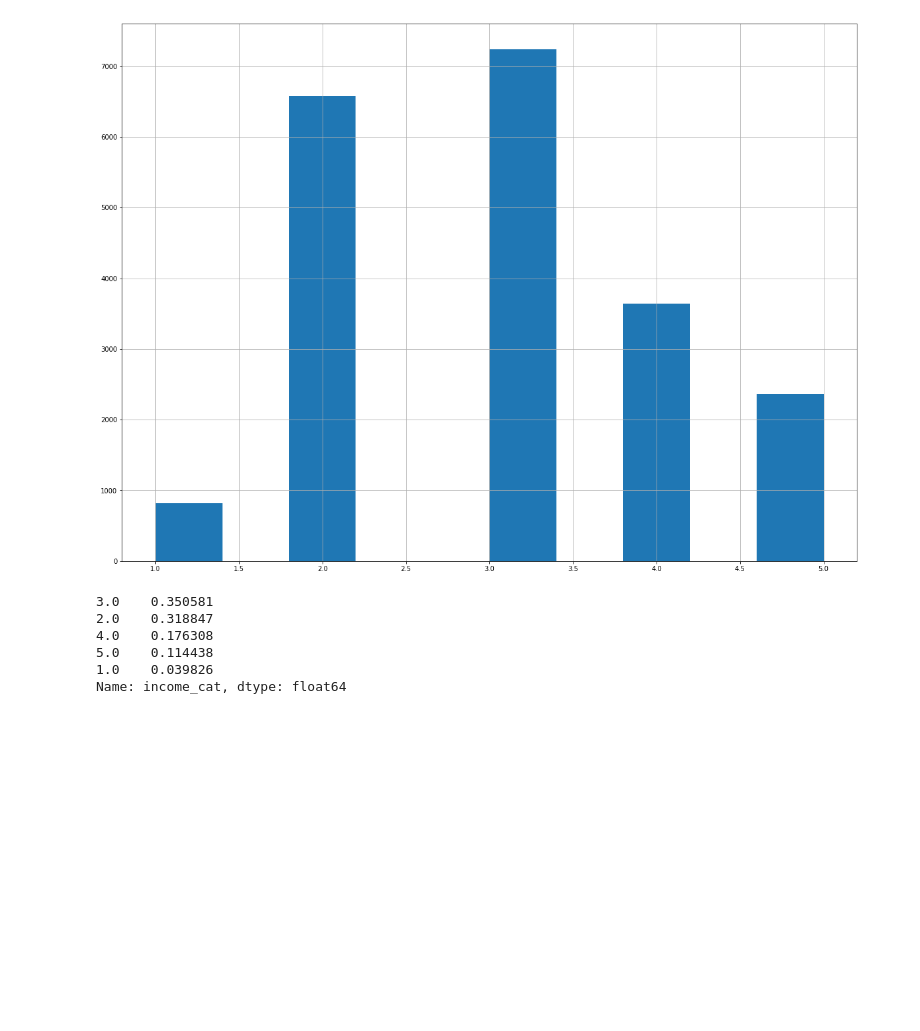
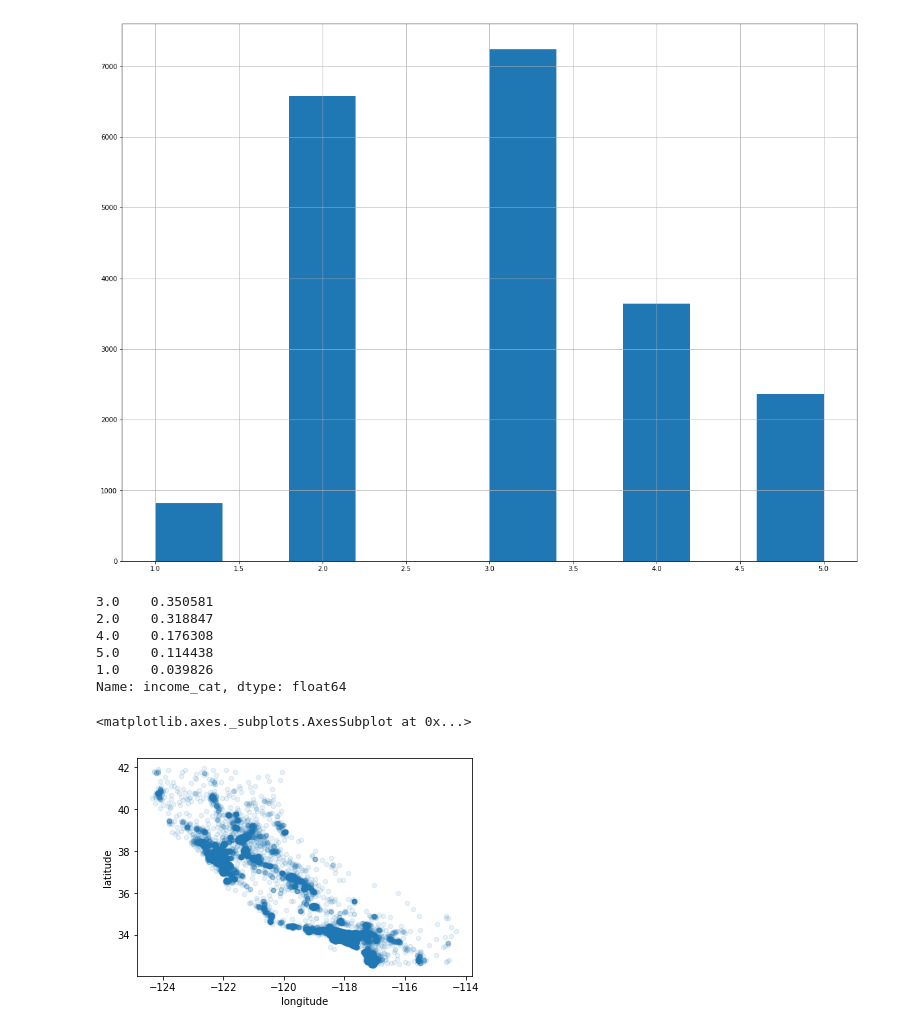
Before and after one commit to wangrui-spiderNet/AI-, a Jupyter notebook: housing_price_predict.ipynb, the cells around one changed output. Cells and saved outputs as stored; diff of their text form; code cells hidden in the pictures; blank space fills up the shorter version.

```diff
--- a/housing_price_predict.ipynb
+++ b/housing_price_predict.ipynb
@@ -230,0 +253,24 @@ Name: income_cat, dtype: float64
+# %%
+# 发现并可视化数据以获得洞察力
+# 到目前为止，您只快速浏览了一下数据，以便对正在操作的数据类型有一个大致的了解。现在的目
+# 标是更深入一点。
+
+# 首先，确保您已经将测试放在一边，并且您只是在探索训练集。此外，如果训练集非常大，您可能
+# 希望对一个探索集进行取样，以使操作变得简单和快速。在我们的例子中，这个集合非常小，所以
+# 你可以直接在整个集合上工作。让我们创建一个副本，这样你就可以在不损害训练集的情况下使用
+# 它:
+
+housing = strat_train_set.copy()
+# %%
+# 地理数据可视化
+# 因为地理信息经纬度，最好创建一个所有区域的散点图来可视化数据(图2-11):
+
+# housing.plot(kind="scatter",x="longitude",y="latitude")
+
+# 这看起来像加利福尼亚，但除此之外，很难看到任何特别的模式。将alpha选项设置为0.1，可以更
+# 容易地可视化数据点密集的位置(图2-12):
+
+housing.plot(kind="scatter",x="longitude",y="latitude",alpha=0.1)
+# %% [output]
+<matplotlib.axes._subplots.AxesSubplot at 0x...>
+[figure, added]
```
Also changed, not shown: parts of 26 cells of this notebook, 1 other file.
